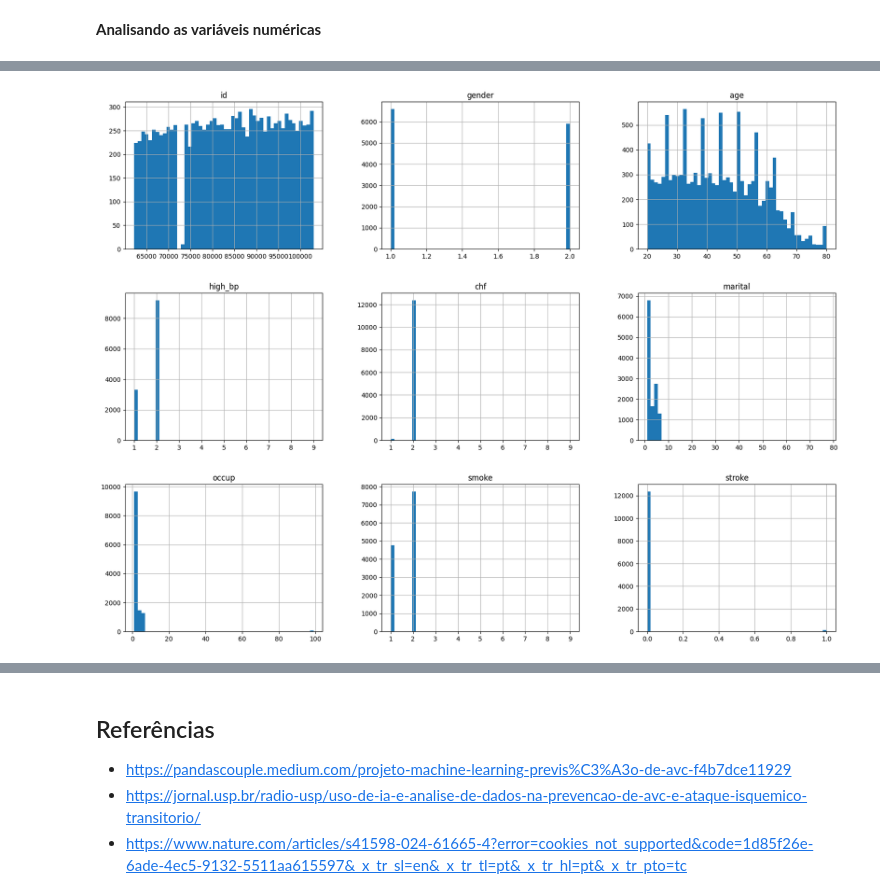
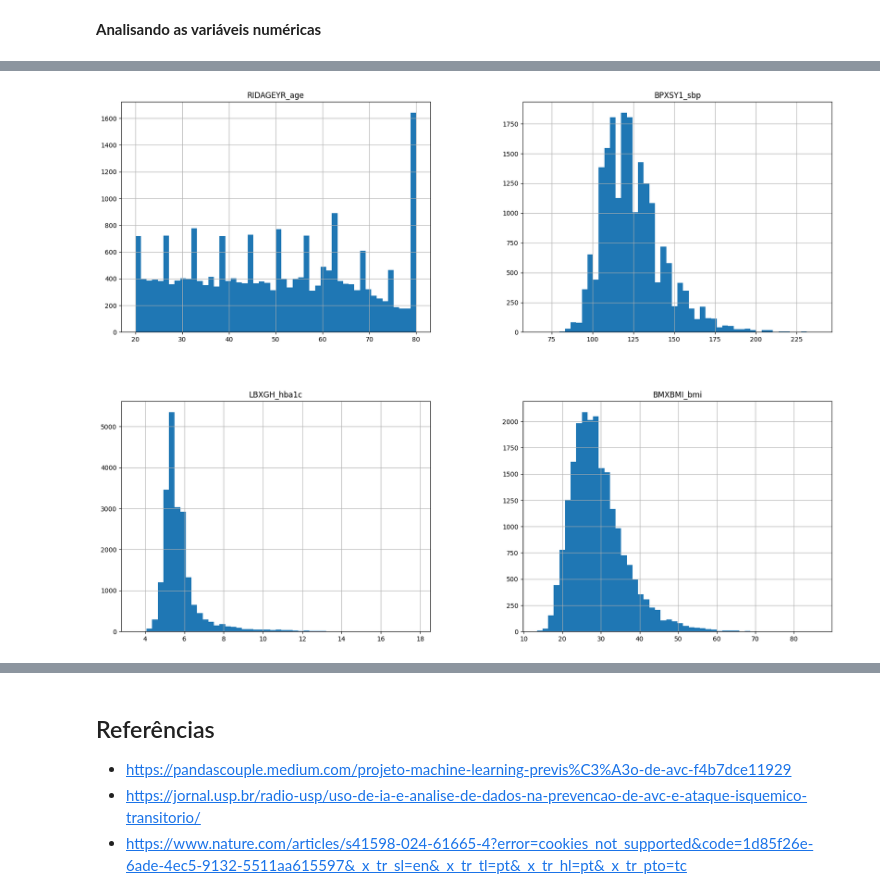
Before and after one commit to nigroev/fiap-pos-tech-ia-para-devs, a Jupyter notebook: 01-aulas-gravadas/01-welcome-to-ia-para-devs/07-tech-challenge/tech-challenge-fase-1.ipynb, the cells around one changed output, grey strips where cells are left out. Drawn from its saved outputs; the diff is of its cells as text; code cells hidden in the pictures.

```diff
--- a/01-aulas-gravadas/01-welcome-to-ia-para-devs/07-tech-challenge/tech-challenge-fase-1.ipynb
+++ b/01-aulas-gravadas/01-welcome-to-ia-para-devs/07-tech-challenge/tech-challenge-fase-1.ipynb
@@ -267,7 +336,11 @@ set(df.stroke)
 # %%
-# manter só 1 (Yes) e 0 (No)
-df = df[df['stroke'].isin([1, 2])].copy()
-df['stroke'] = df['stroke'].map({1: 1, 2: 0})
+# Manter só 1 (Yes) e 2 (No) no alvo e criar coluna binária 'MCQ160F_stroke_bin'
+target_col = 'MCQ160F_stroke'
+if target_col in df.columns:
+    df = df[df[target_col].isin([1,2])].copy()
+    df['MCQ160F_stroke_bin'] = df[target_col].map({1:1, 2:0})
+    print("Counts (1=stroke,0=no):")
+    print(df['MCQ160F_stroke_bin'].value_counts())
 
 df.shape
 # %% [output]
@@ -312,9 +395,9 @@ plt.show()
 # %%
-# 2) Taxa de AVC por faixa etária
-df['age_bin'] = pd.cut(df['age'], bins=range(0, 101, 10))
-age_rate = df.groupby('age_bin')['stroke'].mean().reset_index()
+# Taxa de AVC por faixa etária
+df['age_bin'] = pd.cut(df['RIDAGEYR_age'], bins=range(0, 101, 10))
+age_rate = df.groupby('age_bin')['MCQ160F_stroke_bin'].mean().reset_index()
 plt.figure(figsize=(8,4))
-sb.barplot(x='age_bin', y='stroke', data=age_rate, palette='viridis')
+sb.barplot(x='age_bin', y='MCQ160F_stroke_bin', data=age_rate, palette='viridis')
 plt.xticks(rotation=45)
 plt.ylabel('Taxa de AVC')
 plt.title('Taxa de AVC por faixa etária (bins de 10 anos)')
@@ -355,4 +439,74 @@ Passing `palette` without assigning `hue` is deprecated and will be removed in v
 # %%
-# Distribuição das variáveis numéricas
-df.hist(bins=50, figsize=(20,15))
+# Distribuição das variáveis numéricas (selecionadas)
+num_hist_cols = ['RIDAGEYR_age', 'BPXSY1_sbp', 'LBXGH_hba1c', 'BMXBMI_bmi']
+df[num_hist_cols].hist(bins=50, figsize=(20,15))
+
+# Preprocessing pipeline and baseline models
+from sklearn.model_selection import train_test_split
+from sklearn.compose import ColumnTransformer
+from sklearn.pipeline import Pipeline
+from sklearn.impute import SimpleImputer
+from sklearn.preprocessing import StandardScaler, OneHotEncoder
+from sklearn.linear_model import LogisticRegression
+from sklearn.ensemble import RandomForestClassifier
+from sklearn.metrics import classification_report, roc_auc_score, precision_recall_curve, auc, confusion_matrix
+
+num_cols = ['RIDAGEYR_age', 'BPXSY1_sbp', 'LBXGH_hba1c', 'BMXBMI_bmi']
+cat_cols = ['RIAGENDR_gender', 'BPQ020_high_bp', 'MCQ160B_chf', 'SMQ020_smoking']
+
+# Eliminar linhas com alvo ausente
+df_model = df.dropna(subset=['MCQ160F_stroke_bin']).copy()
+X = df_model[num_cols + cat_cols]
+y = df_model['MCQ160F_stroke_bin']
+
+# Dividir em treino e teste com estratificação
+
+X_train, X_test, y_train, y_test = train_test_split(X, y, stratify=y, test_size=0.2, random_state=42)
+
+num_pipe = Pipeline([('imputer', SimpleImputer(strategy='median')), ('scaler', StandardScaler())])
+cat_pipe = Pipeline([('imputer', SimpleImputer(strategy='most_frequent')), ('ohe', OneHotEncoder(handle_unknown='ignore'))])
+
+preproc = ColumnTransformer([('num', num_pipe, num_cols), ('cat', cat_pipe, cat_cols)])
+
+pipe_lr = Pipeline([('pre', preproc), ('clf', LogisticRegression(class_weight='balanced', max_iter=1000))])
+pipe_rf = Pipeline([('pre', preproc), ('clf', RandomForestClassifier(class_weight='balanced', n_estimators=100, random_state=42))])
+
+pipe_lr.fit(X_train, y_train)
+pipe_rf.fit(X_train, y_train)
+
+# Avaliar os modelos no conjunto de teste
+for name, model in [('LogisticRegression', pipe_lr), ('RandomForest', pipe_rf)]:
+    y_pred = model.predict(X_test)
+    y_prob = model.predict_proba(X_test)[:,1]
+    print(f"===== {name} =====")
+    print(classification_report(y_test, y_pred))
+    print('ROC AUC:', roc_auc_score(y_test, y_prob))
+    precision, recall, _ = precision_recall_curve(y_test, y_prob)
+    print('PR AUC:', auc(recall, precision))
+    print('Confusion matrix:\n', confusion_matrix(y_test, y_pred))
+
+# Permutation importance (alternative to SHAP)
+from sklearn.inspection import permutation_importance
+
+# Compute permutation importance on the transformed features (after preprocessing)
+X_test_trans = preproc.transform(X_test)
+r = permutation_importance(pipe_rf.named_steps['clf'], X_test_trans, y_test, n_repeats=30, random_state=42, scoring='roc_auc')
+feat_names = preproc.get_feature_names_out()
+import pandas as pd
+imp_df = pd.DataFrame({'feature': feat_names, 'importance': r.importances_mean, 'std': r.importances_std})
+imp_df = imp_df.sort_values('importance', ascending=False)
+
+print('\nAs 10 principais características por importância de permutação (RandomForest, características transformadas):')
+print(imp_df.head(10))
+
+# Plot top permutation importances (take top 20 for visibility)
+top_k = min(20, len(imp_df))
+# Sort ascending for horizontal bar plot (most important at top)
+top = imp_df.head(top_k).sort_values('importance', ascending=True)
+plt.figure(figsize=(8, max(4, 0.35*top_k)))
+plt.barh(top['feature'], top['importance'], xerr=top['std'], color='C0')
+plt.xlabel('Importance')
+plt.title('Importância da permutação (RandomForest, AUC ROC)')
+plt.tight_layout()
+plt.show()
 # %% [output]
@@ -368 +530 @@ array([[<Axes: title={'center': 'id'}>,
-[figure, old version]
+[figure, new version]
```
Also changed, not shown: parts of 17 cells of this notebook, 2 other files.
